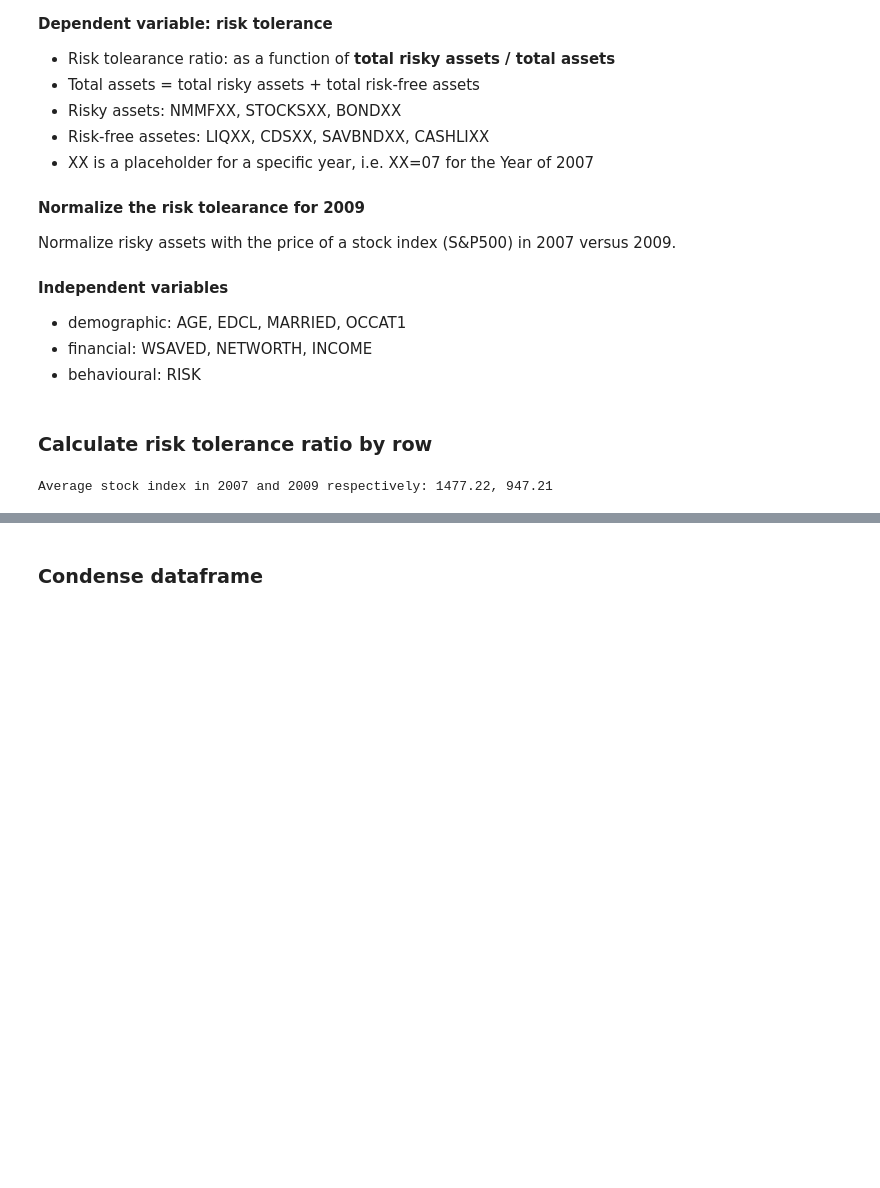
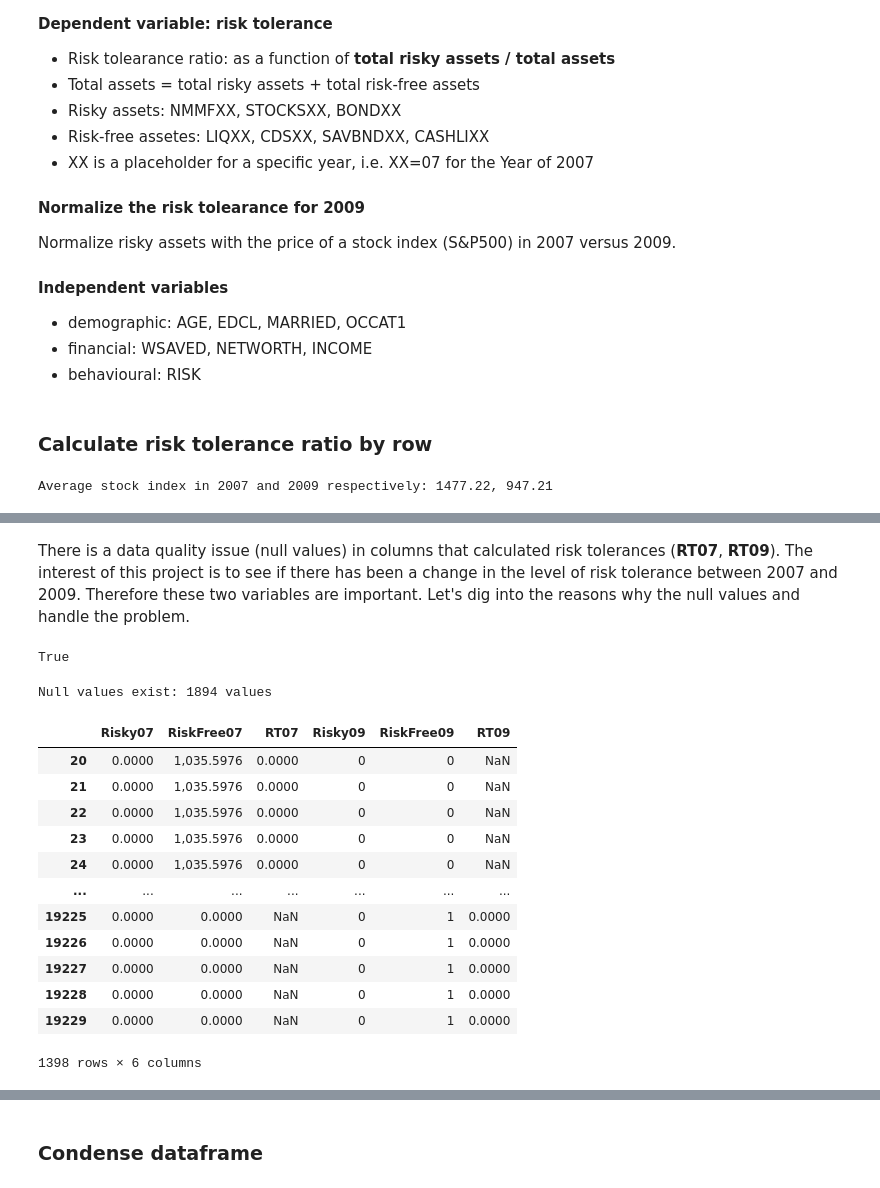
Before and after one commit to jasonsuk/stock-regression-modeling, a Jupyter notebook: proj3_advisor_risk_tolerance.ipynb, the cells around one changed output, grey strips where cells are left out. Cells and saved outputs as stored; diff of their text form; code cells hidden in the pictures; blank space fills up the shorter version.

```diff
--- a/proj3_advisor_risk_tolerance.ipynb
+++ b/proj3_advisor_risk_tolerance.ipynb
@@ -121,9 +128,9 @@ def calculate_RT_ratio(df, year:int):
 # %%
 # Get risk tolerance rate
 
-RT07 = calculate_RT_ratio(dataset, 2007)
-RT09 = calculate_RT_ratio(dataset, 2009)
+dataset['Risky07'], dataset['RiskFree07'], dataset['RT07'] = calculate_RT_ratio(dataset, 2007)
+dataset['Risky09'], dataset['RiskFree09'], dataset['RT09'] = calculate_RT_ratio(dataset, 2009)
 
 # Normalize risk tolerance ratio in 2009 with SP500
 
-RT09 = RT09 * normalizer
+dataset['RT09'] = dataset['RT09'] * normalizer
@@ -144,0 +153,4 @@ dataset.head()
+# %%
+# Create a subset for ease
+
+newvars = dataset2.iloc[:,-6:]
@@ -144,0 +173,6 @@ dataset.head()
+# %% [markdown]
+There is a data quality issue (null values) in columns that calculated risk tolerances (**RT07**, **RT09**). The interest of this project is to see if there has been a change in the level of risk tolerance between 2007 and 2009. Therefore these two variables are important. Let's dig into the reasons why the null values and handle the problem.
+# %%
+dataset2.isnull().values.any()
+# %% [output]
+True
@@ -144,0 +190,20 @@ dataset.head()
+# %%
+check_null(newvars)
+# %% [output]
+Null values exist: 1894 values
+# %%
+newvars[newvars.isna().any(1)]
+# %% [output]
+|  | Risky07 | RiskFree07 | RT07 | Risky09 | RiskFree09 | RT09 |
+| 20 | 0.0000 | 1,035.5976 | 0.0000 | 0 | 0 | NaN |
+| 21 | 0.0000 | 1,035.5976 | 0.0000 | 0 | 0 | NaN |
+| 22 | 0.0000 | 1,035.5976 | 0.0000 | 0 | 0 | NaN |
+| 23 | 0.0000 | 1,035.5976 | 0.0000 | 0 | 0 | NaN |
+| 24 | 0.0000 | 1,035.5976 | 0.0000 | 0 | 0 | NaN |
+| ... | ... | ... | ... | ... | ... | ... |
+| 19225 | 0.0000 | 0.0000 | NaN | 0 | 1 | 0.0000 |
+| 19226 | 0.0000 | 0.0000 | NaN | 0 | 1 | 0.0000 |
+| 19227 | 0.0000 | 0.0000 | NaN | 0 | 1 | 0.0000 |
+| 19228 | 0.0000 | 0.0000 | NaN | 0 | 1 | 0.0000 |
+| 19229 | 0.0000 | 0.0000 | NaN | 0 | 1 | 0.0000 |
+1398 rows × 6 columns
```
Also changed, not shown: parts of 27 cells of this notebook.
